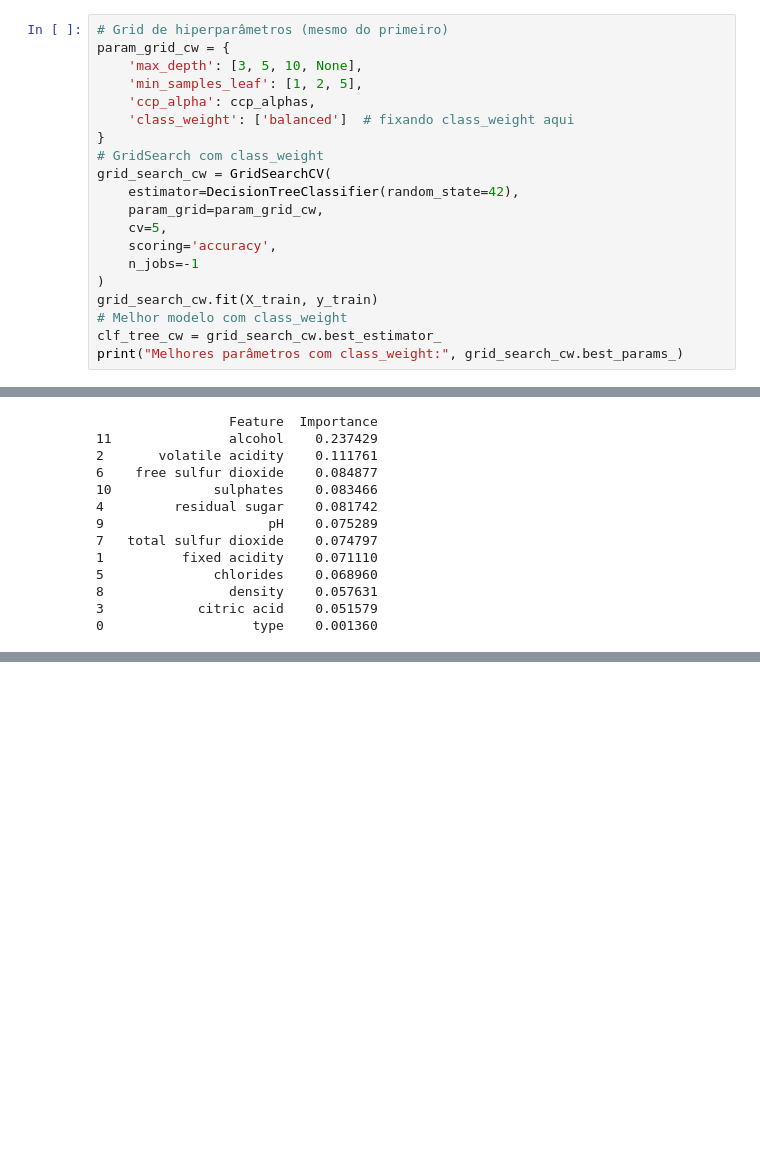
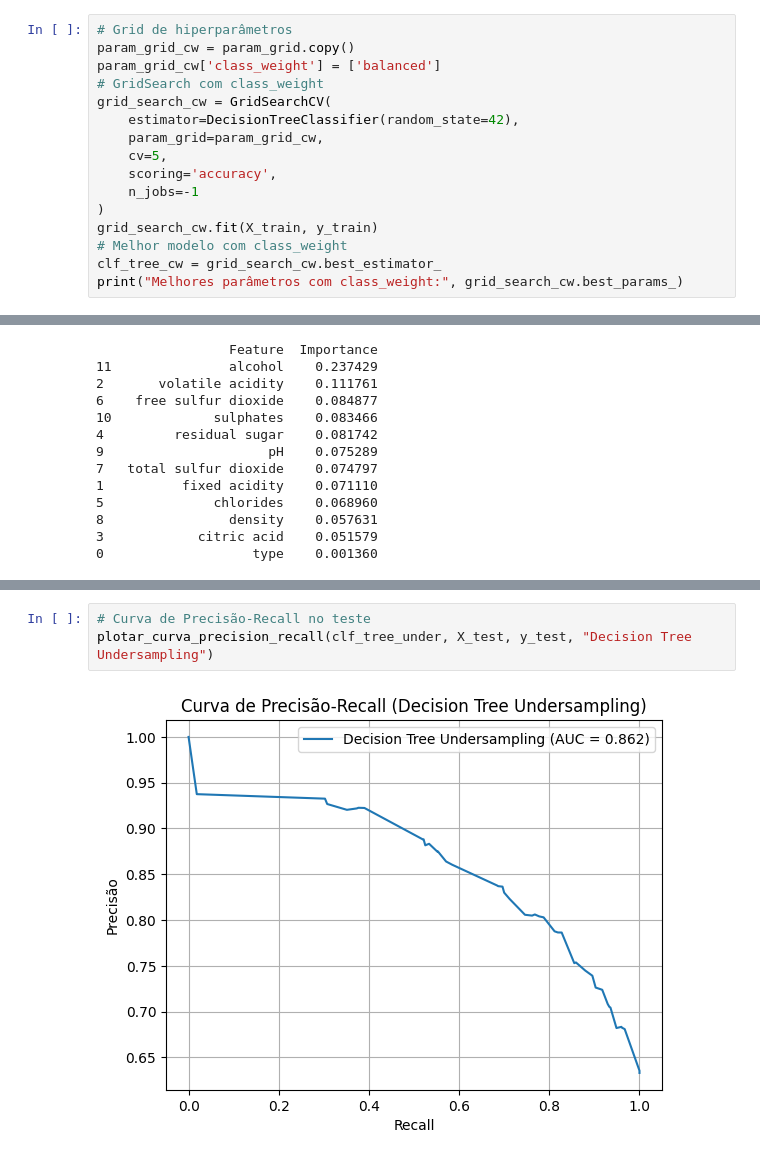
Before and after one commit to BMateusSs/Projeto-PSI3, a Jupyter notebook: decision_tree_wine_quality.ipynb, the cells around one changed output, grey strips where cells are left out. Cells and saved outputs as stored; diff of their text form; blank space fills up the shorter version.

```diff
--- a/decision_tree_wine_quality.ipynb
+++ b/decision_tree_wine_quality.ipynb
@@ -295,13 +297,9 @@ plotar_importancia_features(clf_tree, X_train, "Decision Tree s/ Balanceamento")
 # %% [markdown]
 Seção 1: Decision Tree com class_weight
 # %%
-# Grid de hiperparâmetros (mesmo do primeiro)
-param_grid_cw = {
-    'max_depth': [3, 5, 10, None],
-    'min_samples_leaf': [1, 2, 5],
-    'ccp_alpha': ccp_alphas,
-    'class_weight': ['balanced']  # fixando class_weight aqui
-}
+# Grid de hiperparâmetros
+param_grid_cw = param_grid.copy()
+param_grid_cw['class_weight'] = ['balanced']
 # GridSearch com class_weight
 grid_search_cw = GridSearchCV(
     estimator=DecisionTreeClassifier(random_state=42),
@@ -385,0 +463,5 @@ plotar_importancia_features(clf_tree_cw, X_train, "Decision Tree class_weight")
+# %%
+# Curva de Precisão-Recall no teste
+plotar_curva_precision_recall(clf_tree_under, X_test, y_test, "Decision Tree Undersampling")
+# %% [output]
+[figure, added]
```
Also changed, not shown: parts of 11 cells of this notebook.
